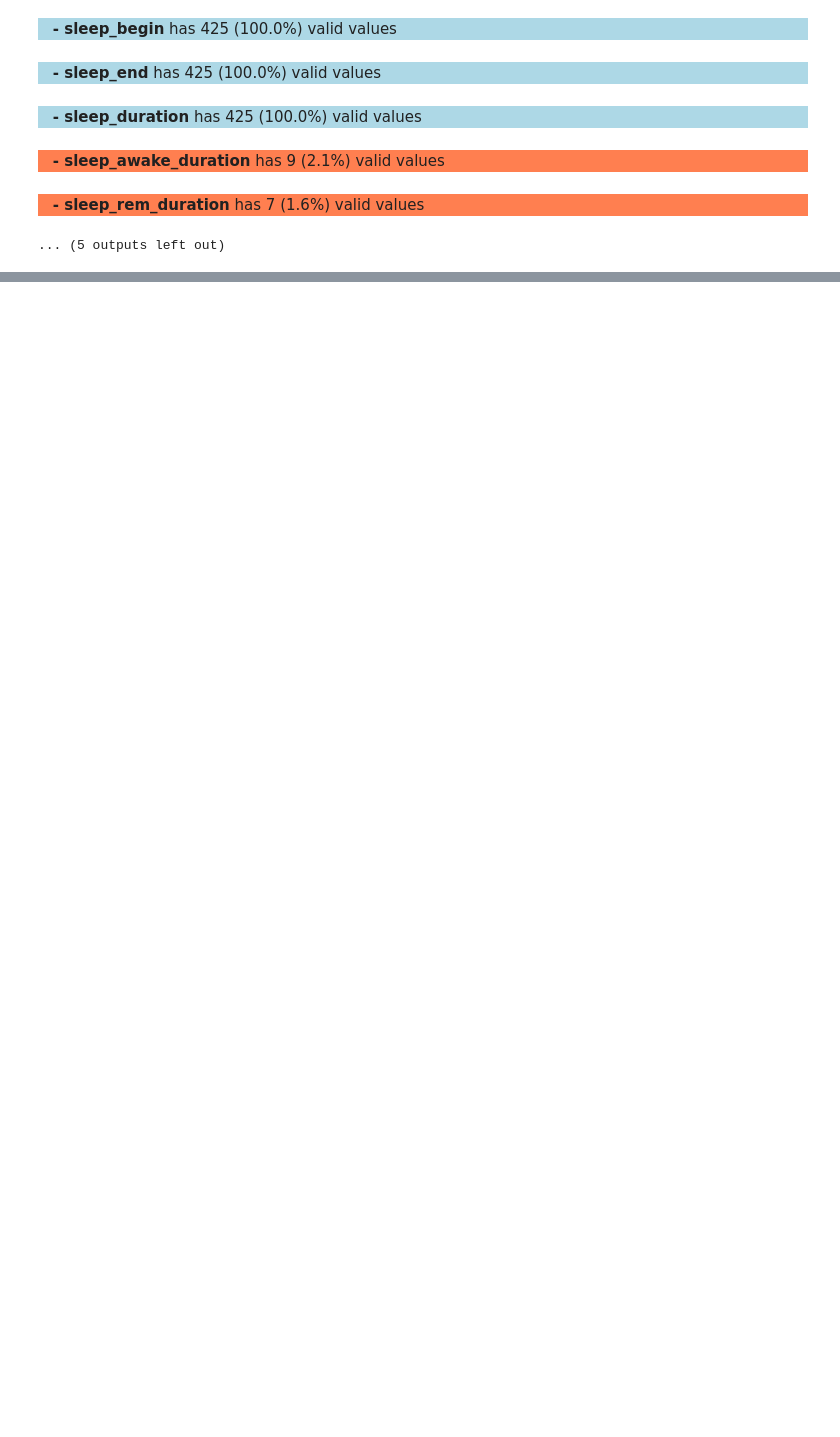
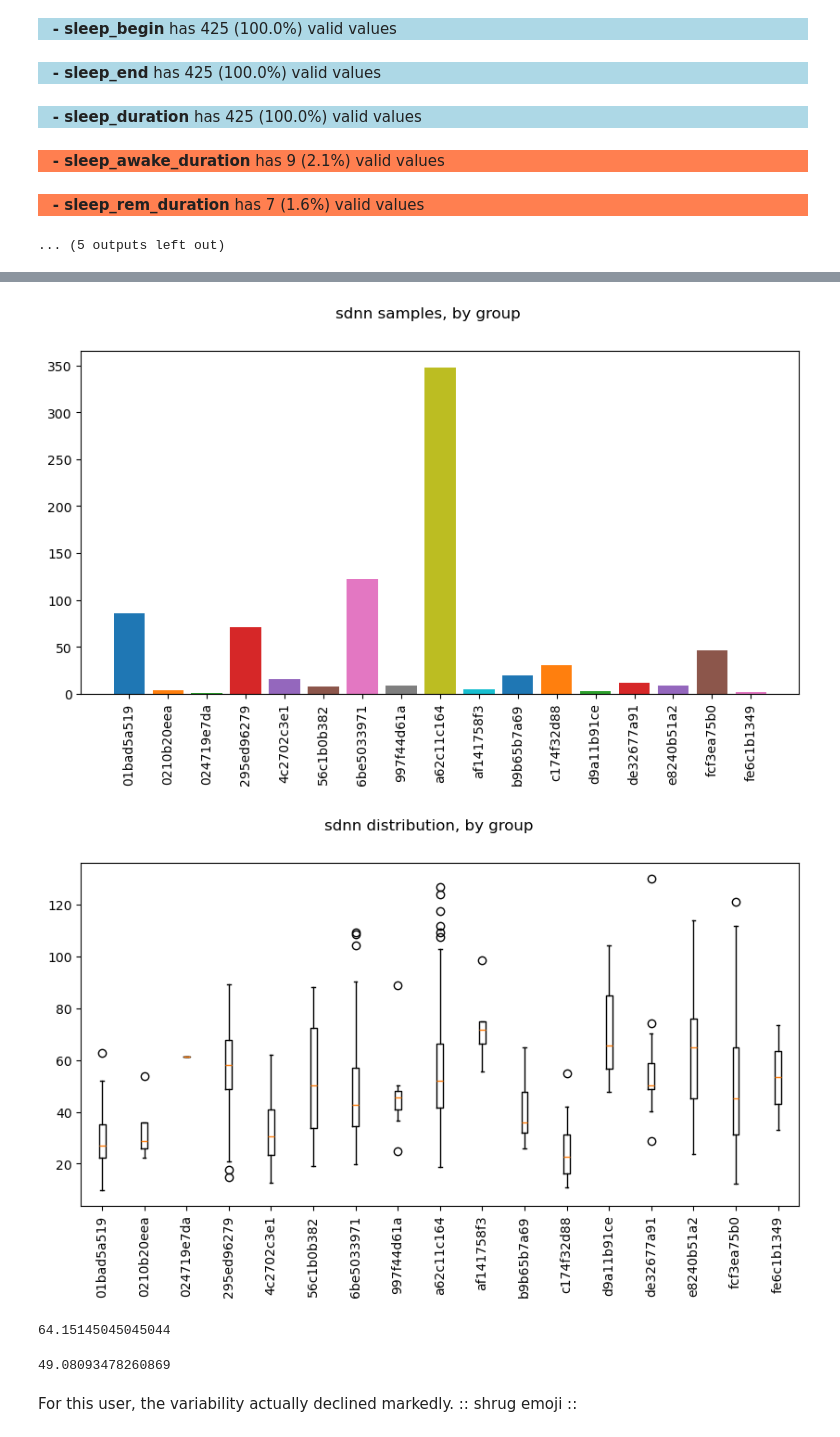
Before and after one commit to AIPI510/aipi510-fall24, a Jupyter notebook: ta4-trackstars.ipynb, the cells around one changed output, grey strips where cells are left out. Saved outputs shown, nothing was run; the diff lists cells and outputs as text; code cells hidden in the pictures; blank space fills up the shorter version.

```diff
--- a/ta4-trackstars.ipynb
+++ b/ta4-trackstars.ipynb
@@ -1067,0 +1192,6 @@ Found 425 rows, of which 424 (99.8%) contain invalid data.
+# %%
+post_user_groups = df_post.groupby(by='user_code')
+box_plot_groups(post_user_groups, 'sdnn')
+# %% [output]
+[figure, added]
+[figure, added]
@@ -1067,0 +1201,10 @@ Found 425 rows, of which 424 (99.8%) contain invalid data.
+# %%
+df_pre_fcf3ea75b0['sdnn'].mean()
+# %% [output]
+64.15145045045044
+# %%
+df_post_fcf3ea75b0['sdnn'].mean()
+# %% [output]
+49.08093478260869
+# %% [markdown]
+For this user, the variability actually declined markedly. :: shrug emoji ::
```
Also changed, not shown: parts of 56 cells of this notebook.
